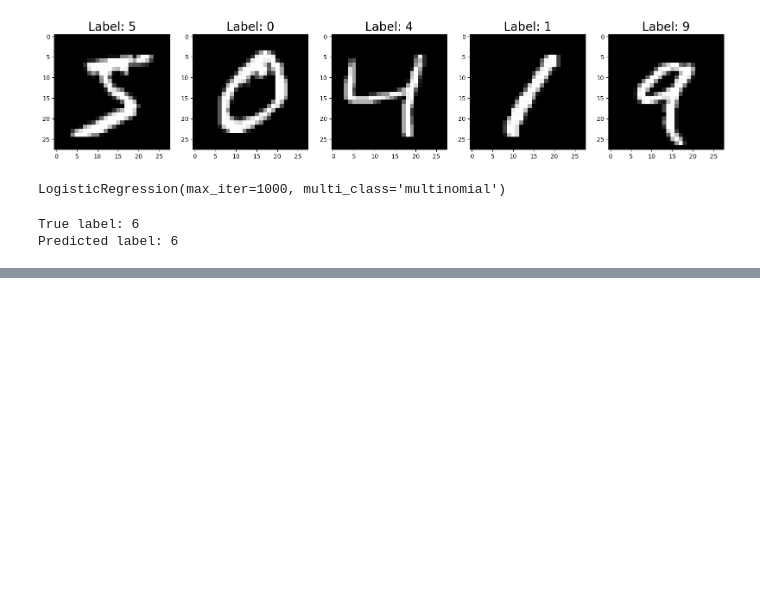
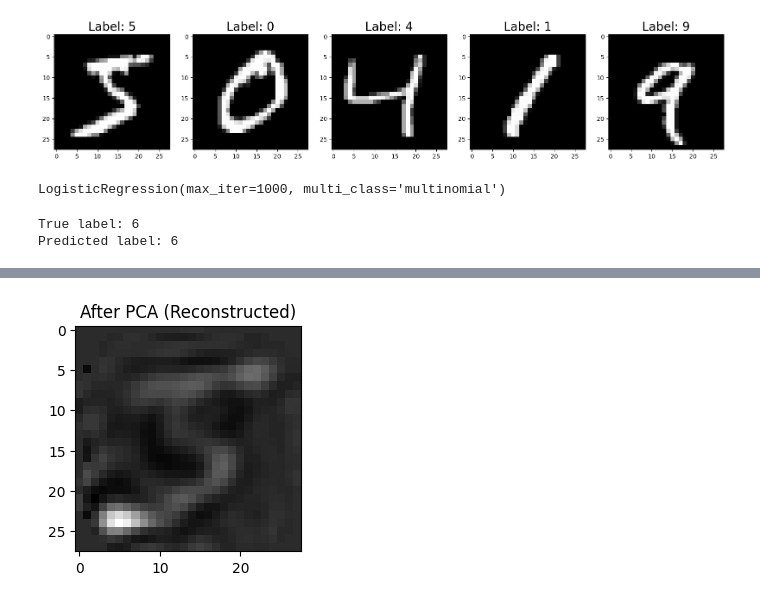
Before and after one commit to MANUPAL4321/imageML_project, a Jupyter notebook: image_processing.ipynb, the cells around one changed output, grey strips where cells are left out. Cells and saved outputs as stored; diff of their text form; code cells hidden in the pictures; blank space fills up the shorter version.

```diff
--- a/image_processing.ipynb
+++ b/image_processing.ipynb
@@ -178,0 +118,8 @@ Accuracy After PCA: 0.9193333333333333
+# %%
+# Standardize the data (Important for PCA)
+scaler = StandardScaler()
+X_scaled = scaler.fit_transform(X)
+# %%
+# Apply PCA (Reduce to 100 principal components)
+pca = PCA(n_components=100)
+X_pca = pca.fit_transform(X_scaled)
@@ -178,0 +162,9 @@ Accuracy After PCA: 0.9193333333333333
+# %%
+# 🔹 PCA Reconstructed Image
+plt.subplot(1, 2, 2)
+plt.imshow(reconstructed, cmap='gray')
+plt.title("After PCA (Reconstructed)")
+
+plt.show()
+# %% [output]
+[figure, added]
```
Also changed, not shown: parts of 47 cells of this notebook.
